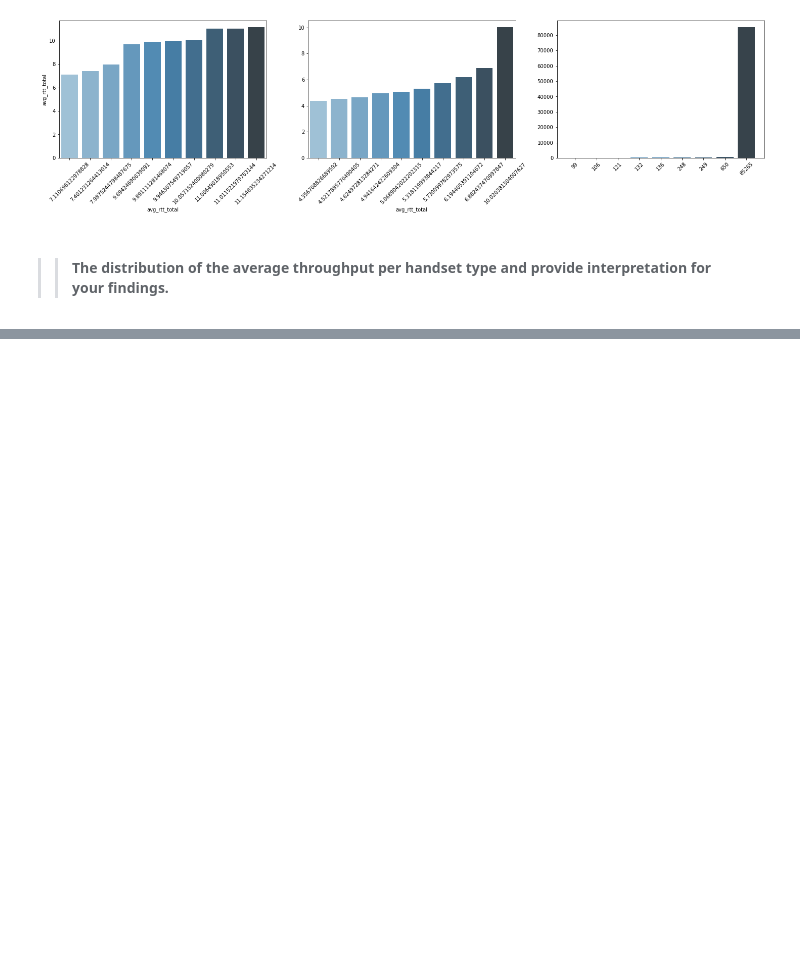
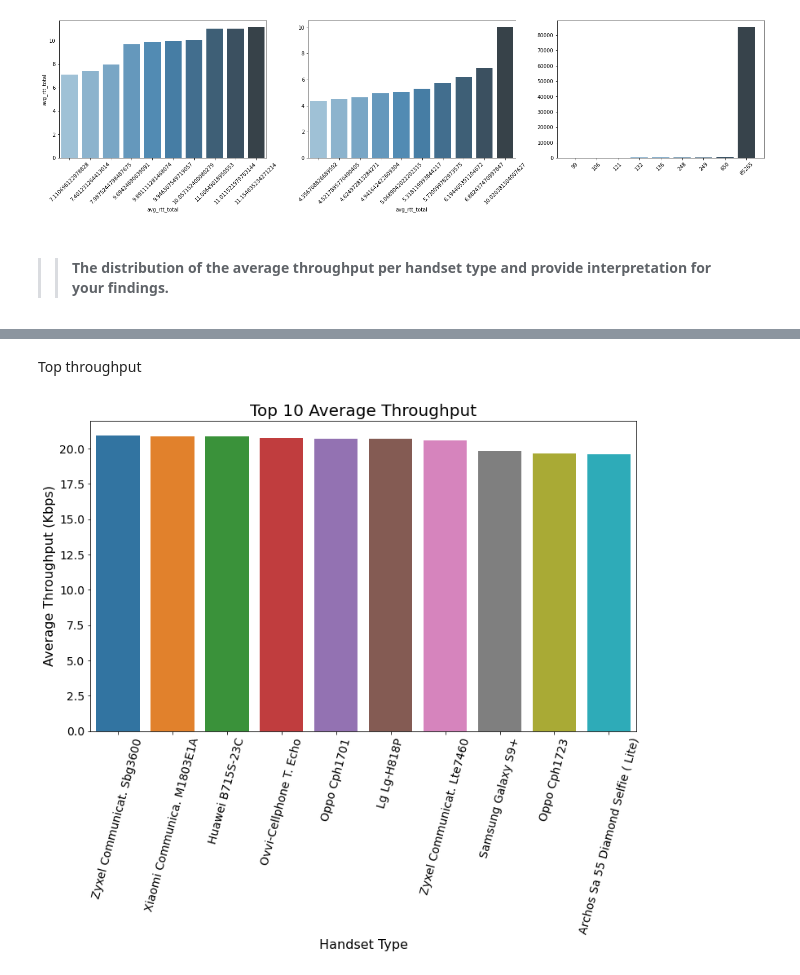
Before and after one commit to jedisam/Telecom-Data-Analysis, a Jupyter notebook: notebooks/user_experience.ipynb, the cells around one changed output, grey strips where cells are left out. Drawn from its saved outputs; the diff is of its cells as text; code cells hidden in the pictures; blank space fills up the shorter version.

```diff
--- a/notebooks/user_experience.ipynb
+++ b/notebooks/user_experience.ipynb
@@ -35,6 +39,9 @@ logger.info("Initialized user_experience logger")
 df_org = pd.read_csv('../data/cleaned_data_outliers.csv')
 # %%
 df = df_org.copy()
+# %%
+pl = Plot()
+overview = Overview(df)
 # %%
 df.info()
 # %% [output]
@@ -205,0 +224,4 @@ plt.plot()
+# %%
+handset_type_df = user_experience.groupby('handset_type').agg(
+    {'avg_bearer_tp_total': 'mean', 'avg_tcp_retrans_total': 'mean'})
+handset_type_df.head()
@@ -205,0 +236,7 @@ plt.plot()
+# %% [markdown]
+Top throughput
+# %%
+top_tp = handset_type_df.nlargest(10, 'avg_bearer_tp_total')
+pl.plot_bar(top_tp ,top_tp.index, top_tp.avg_bearer_tp_total, "Top 10 Average Throughput", "Handset Type", "Average Throughput (Kbps)")
+# %% [output]
+[figure, added]
```
Also changed, not shown: parts of 25 cells of this notebook, 3 other files.
